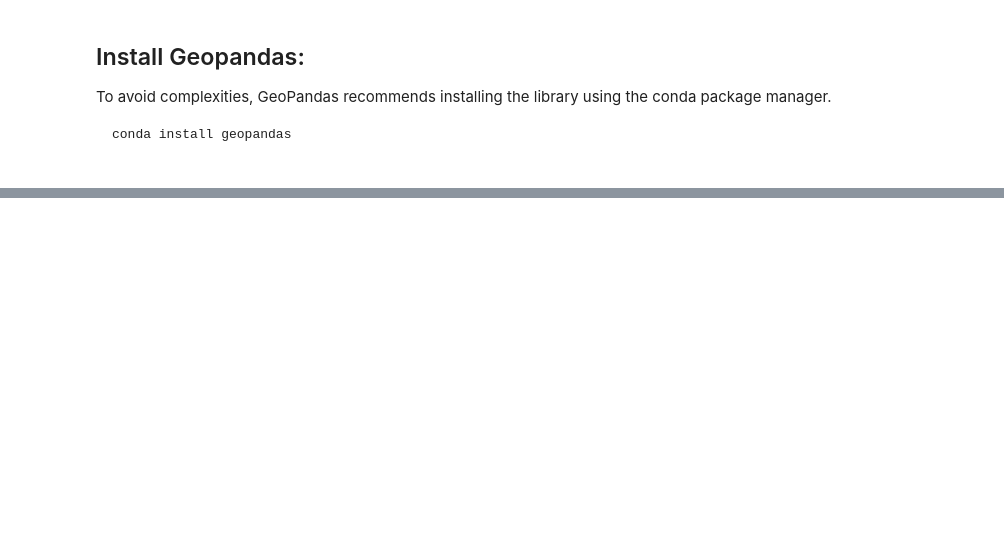
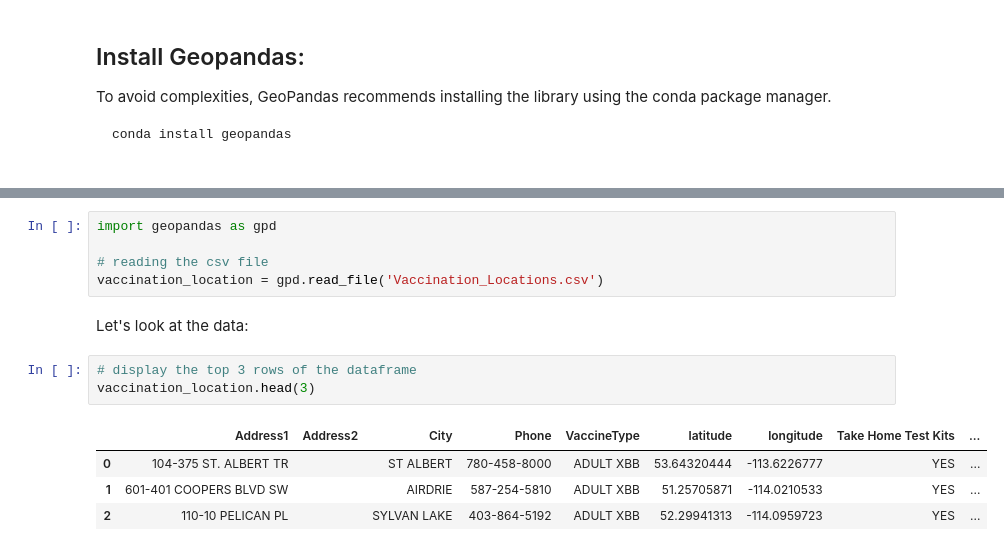
Before and after one commit to safarzadeh-reza/ENGO645-Assignments, a Jupyter notebook: source/notebooks/L3/geopandas.ipynb, the cells around one changed output, grey strips where cells are left out. Drawn from its saved outputs; the diff is of its cells as text; blank space fills up the shorter version.

```diff
--- a/source/notebooks/L3/geopandas.ipynb
+++ b/source/notebooks/L3/geopandas.ipynb
@@ -78,0 +120,15 @@ import geopandas as gpd
+# %%
+import geopandas as gpd
+
+# reading the csv file
+vaccination_location = gpd.read_file('Vaccination_Locations.csv')
+# %% [markdown]
+Let's look at the data:
+# %%
+# display the top 3 rows of the dataframe
+vaccination_location.head(3)
+# %% [output]
+|  | Address1 | Address2 | City | Phone | VaccineType | latitude | longitude | Take Home Test Kits | ... |
+| 0 | 104-375 ST. ALBERT TR |  | ST ALBERT | 780-458-8000 | ADULT XBB | 53.64320444 | -113.6226777 | YES | ... |
+| 1 | 601-401 COOPERS BLVD SW |  | AIRDRIE | 587-254-5810 | ADULT XBB | 51.25705871 | -114.0210533 | YES | ... |
+| 2 | 110-10 PELICAN PL |  | SYLVAN LAKE | 403-864-5192 | ADULT XBB | 52.29941313 | -114.0959723 | YES | ... |
```
Also changed, not shown: parts of 35 cells of this notebook, 7 other files.
